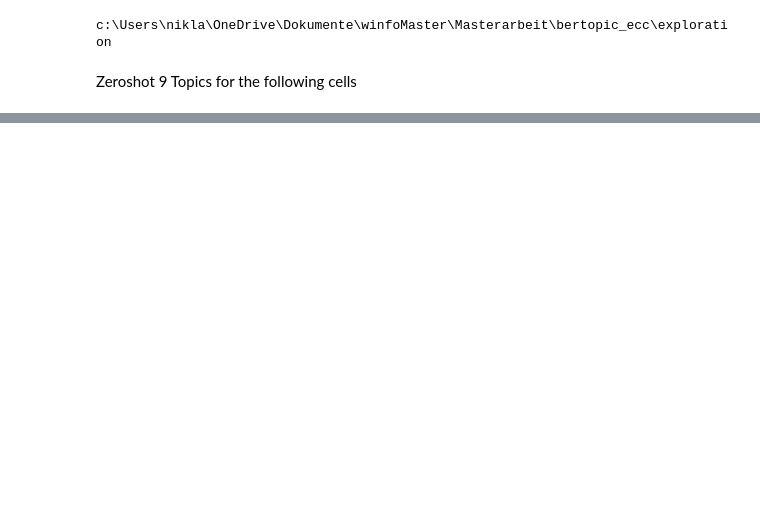
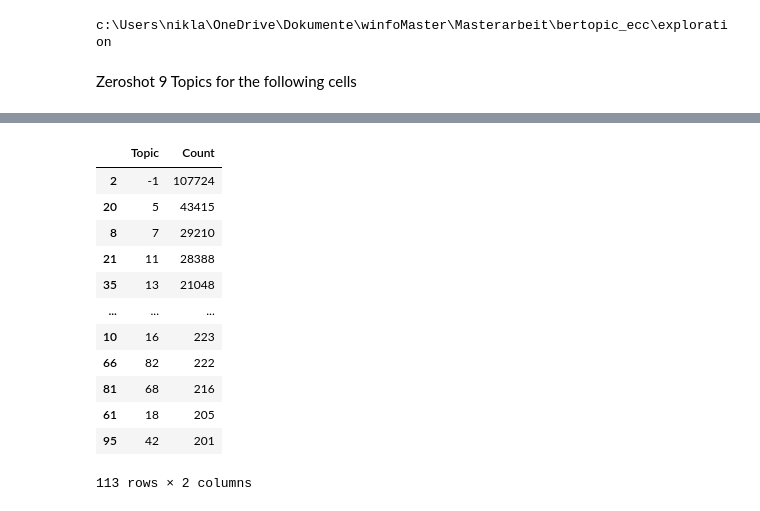
Before and after one commit to Restillence/bertopic_ecc, a Jupyter notebook: exploration/zeroshot_exploration.ipynb, the cells around one changed output, grey strips where cells are left out. Cells and saved outputs as stored; diff of their text form; code cells hidden in the pictures; blank space fills up the shorter version.

```diff
--- a/exploration/zeroshot_exploration.ipynb
+++ b/exploration/zeroshot_exploration.ipynb
@@ -71,0 +210,16 @@ topic_model.visualize_topics()
+# %%
+topic_model.get_topic_freq()
+# %% [output]
+|  | Topic | Count |
+| 2 | -1 | 107724 |
+| 20 | 5 | 43415 |
+| 8 | 7 | 29210 |
+| 21 | 11 | 28388 |
+| 35 | 13 | 21048 |
+| ... | ... | ... |
+| 10 | 16 | 223 |
+| 66 | 82 | 222 |
+| 81 | 68 | 216 |
+| 61 | 18 | 205 |
+| 95 | 42 | 201 |
+113 rows × 2 columns
```
Also changed, not shown: parts of 30 cells of this notebook, 5 other files.
